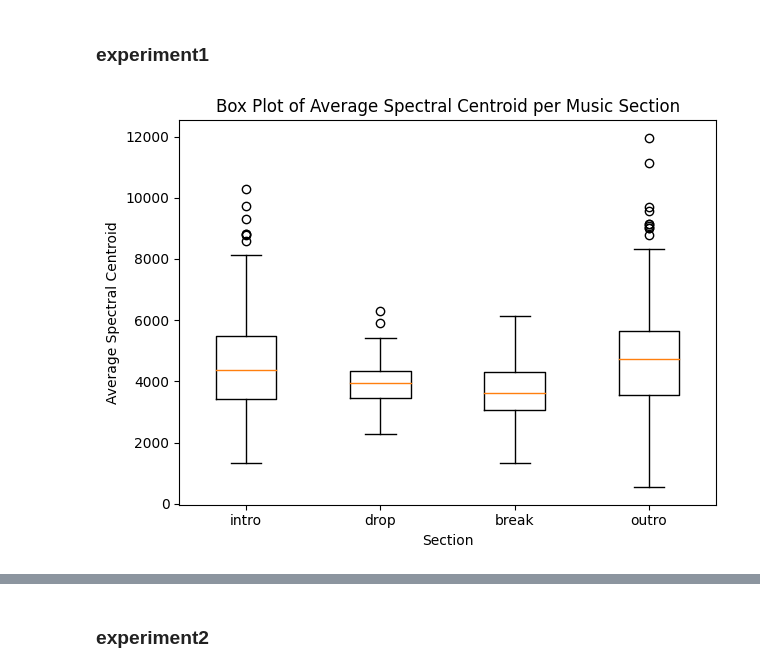
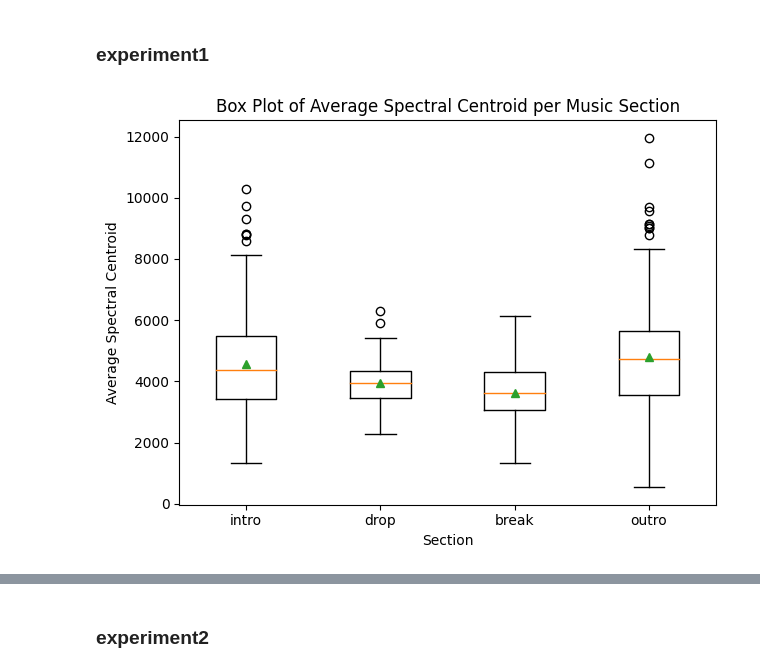
Before and after one commit to kitaharalab/analyze-housemusic-structure, a Jupyter notebook: notebook/experiments.ipynb, the cells around one changed output, grey strips where cells are left out. Saved outputs shown, nothing was run; the diff lists cells and outputs as text; code cells hidden in the pictures.

```diff
--- a/notebook/experiments.ipynb
+++ b/notebook/experiments.ipynb
@@ -605,19 +560,25 @@ PROD_JSON_DIRECTORY_TEMPO = "../data/prod/allin1_tempo"
 # %% [markdown]
 ### experiment1
 # %%
-def calculate_section_averages(sections, spectral_centroid, sr, times):
+def get_spectral_centroid(audio_file: str, n_fft=2048*2) -> Tuple[np.ndarray, float, np.ndarray]:
+    y, sr = librosa.load(audio_file, sr=None)
+    spectral_centroid = librosa.feature.spectral_centroid(y=y, sr=sr, n_fft=n_fft)
+    times = librosa.times_like(spectral_centroid, sr=sr)
+    return spectral_centroid, sr, times
+
+def calculate_section_averages(sections, feature_values, sr, times):
     section_averages = {'intro': [], 'drop': [], 'break': [], 'outro': []}
-    spectral_centroid = spectral_centroid.flatten()
+    feature_values = feature_values.flatten()
 
     for section in sections:
         label = section['label']
         start_index = np.argmax(times >= section['start'])
         end_index = np.argmax(times >= section['end'])
         if end_index == 0:
-            end_index = len(spectral_centroid)
-        section_centroid = spectral_centroid[start_index:end_index]
-        if len(section_centroid) > 0:
-            section_averages[label].append(section_centroid.mean())
+            end_index = len(feature_values)
+        section_feature = feature_values[start_index:end_index]
+        if len(section_feature) > 0:
+            section_averages[label].append(section_feature.mean())
 
     section_averages_mean = {}
     for label, values in section_averages.items():
@@ -645,7 +606,7 @@ def plot_bar_graph(section_averages):
     plt.show()
 
 def plot_box_plot(section_averages):
-    plt.boxplot(section_averages.values(), labels=section_averages.keys())
+    plt.boxplot(section_averages.values(), labels=section_averages.keys(), showmeans=True)
     plt.xlabel('Section')
     plt.ylabel('Average Spectral Centroid')
     plt.title('Box Plot of Average Spectral Centroid per Music Section')
@@ -662,42 +623,41 @@ def plot_violin_plot(section_averages):
     plt.tight_layout()
     plt.show()
 
-def process_file(json_path, song_directory, freq, all_section_averages, allin1):
+def process_file(json_path, song_directory, all_section_averages, allin1):
     section_data = allin1.load_section_data(json_path)
 
     filename = os.path.splitext(os.path.basename(json_path))[0] + '.mp3'
     file_path = os.path.join(song_directory, filename)
-    spectral_centroid, sr, times = freq.get_spectral_centroid(file_path)
+    spectral_centroid, sr, times = get_spectral_centroid(file_path)
     section_averages = calculate_section_averages(section_data['segments'], spectral_centroid, sr, times)
 
     for section, average in section_averages.items():
         all_section_averages[section].append(average)
 
-def process_files(json_directory, song_directory, freq, allin1, all_section_averages):
+def process_files(json_directory, song_directory, allin1, all_section_averages):
     for root, dirs, files in tqdm(os.walk(json_directory), desc="Processing files"):
-        for file in tqdm(files, desc="Processing file", leave=False):
+        for file in tqdm(files, desc="Overall Progress", leave=False):
             if file.endswith(".json"):
                 json_path = os.path.join(root, file)
-                process_file(json_path, song_directory, freq, all_section_averages, allin1)
+                process_file(json_path, song_directory, all_section_averages, allin1)
 
 def main(process_mode):
     song_directory = PROD_SONG_DIRECTORY
     json_directory = PROD_JSON_DIRECTORY
-    freq = Frequency()
     allin1 = Allin1()
     all_section_averages = {'intro': [], 'drop': [], 'break': [], 'outro': []}
 
-    process_files(json_directory, song_directory, freq, allin1, all_section_averages)
+    process_files(json_directory, song_directory, allin1, all_section_averages)
 
     if process_mode == 'bar':
         plot_bar_graph(all_section_averages)
     elif process_mode == 'box':
         plot_box_plot(all_section_averages)
     elif process_mode == 'violin':
         plot_violin_plot(all_section_averages)
 
 if __name__ == "__main__":
-    process_mode = 'box'  # 'var', 'box', or 'violin'
+    process_mode = 'box'  # 'bar' | 'box' | 'violin'
     main(process_mode)
 # %% [output]
-[figure, old version]
+[figure, new version]
```
Also changed, not shown: parts of 10 cells of this notebook.
